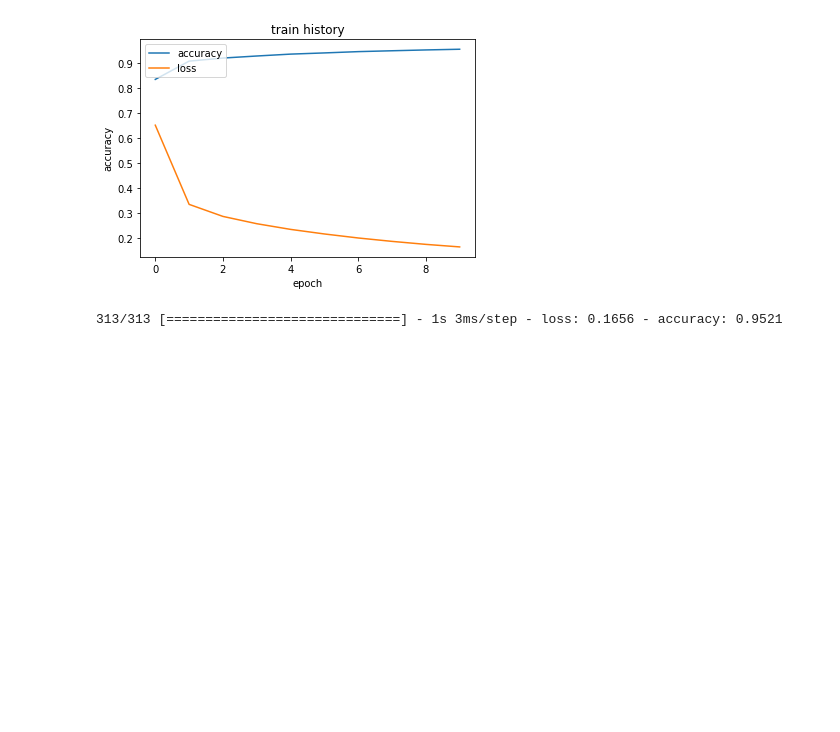
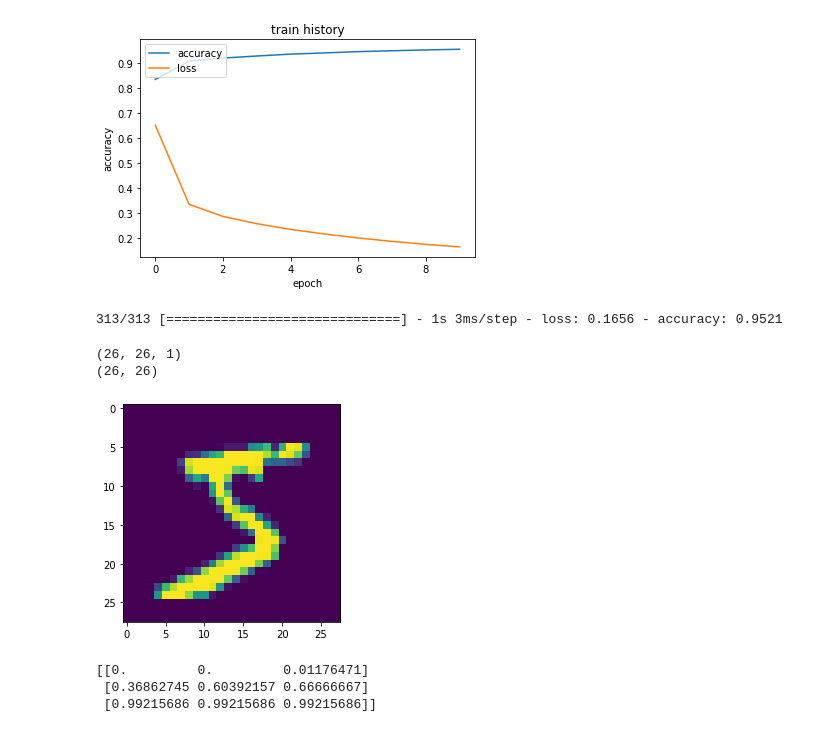
Before and after one commit to kotech1/computervision, a Jupyter notebook: 05_cnnbasic.ipynb, the cells around one changed output. Cells and saved outputs as stored; diff of their text form; code cells hidden in the pictures; blank space fills up the shorter version.

```diff
--- a/05_cnnbasic.ipynb
+++ b/05_cnnbasic.ipynb
@@ -249,18 +248,18 @@ plt.show()
 # %% [markdown]
 **Fully Connected Network과의 비교**
 # %%
-model = keras.Sequential([
+modelfc = keras.Sequential([
     keras.layers.Flatten(input_shape=(28, 28, 1)),
     keras.layers.Dense(128, activation='relu'),
     keras.layers.Dense(10, activation='softmax')
 ])
 
-model.summary()
+modelfc.summary()
 
-model.compile(optimizer='sgd',
+modelfc.compile(optimizer='sgd',
               loss='categorical_crossentropy',
               metrics=['accuracy'])
-history = model.fit(x_train, y_train, epochs=10)
+history = modelfc.fit(x_train, y_train, epochs=10)
 
 # summarize history for accuracy
 plt.plot(history.history['accuracy'])
@@ -292,3 +291,31 @@ Epoch 10/10
 1875/1875 [==============================] - 5s 3ms/step - loss: 0.1659 - accuracy: 0.9539
 [figure]
 313/313 [==============================] - 1s 3ms/step - loss: 0.1656 - accuracy: 0.9521
+# %%
+from tensorflow.keras import backend as K
+
+inp = model.input                                           # input placeholder
+outputs = [layer.output for layer in model.layers]          # all layer outputs
+functors = [K.function([inp, keras.Input(shape=())], [out]) for out in outputs]    # evaluation functions
+
+layer_id = 0
+filter_id = 0
+layerfn = functors[layer_id]
+out = layerfn(x_train[0:2]) # 두 개 이미지
+result = out[0][0][:,:,filter_id:filter_id+1]
+print(result.shape)
+result_as_img = result.reshape((result.shape[0], result.shape[1]))
+print(result_as_img.shape)
+plt.imshow(x_train[0].reshape((28,28)))
+plt.show()
+x_pos = 10
+y_pos = 5
+img3x3 = x_train[0][y_pos:y_pos+3, x_pos:x_pos+3, :].reshape((3,3))
+print(img3x3)
+# %% [output]
+(26, 26, 1)
+(26, 26)
+[figure, added]
+[[0.         0.         0.01176471]
+ [0.36862745 0.60392157 0.66666667]
+ [0.99215686 0.99215686 0.99215686]]
```
Also changed, not shown: parts of 7 cells of this notebook.
